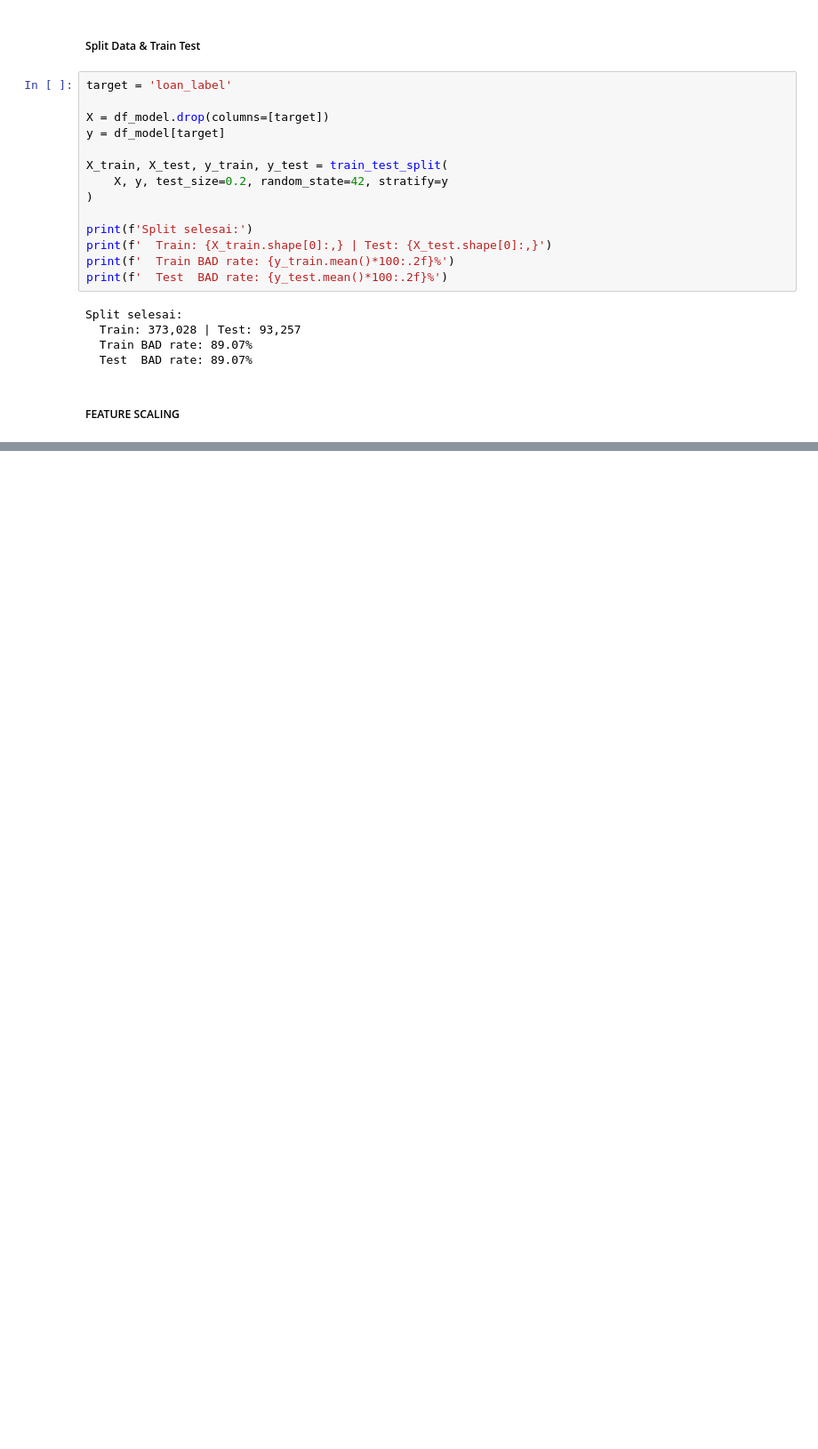
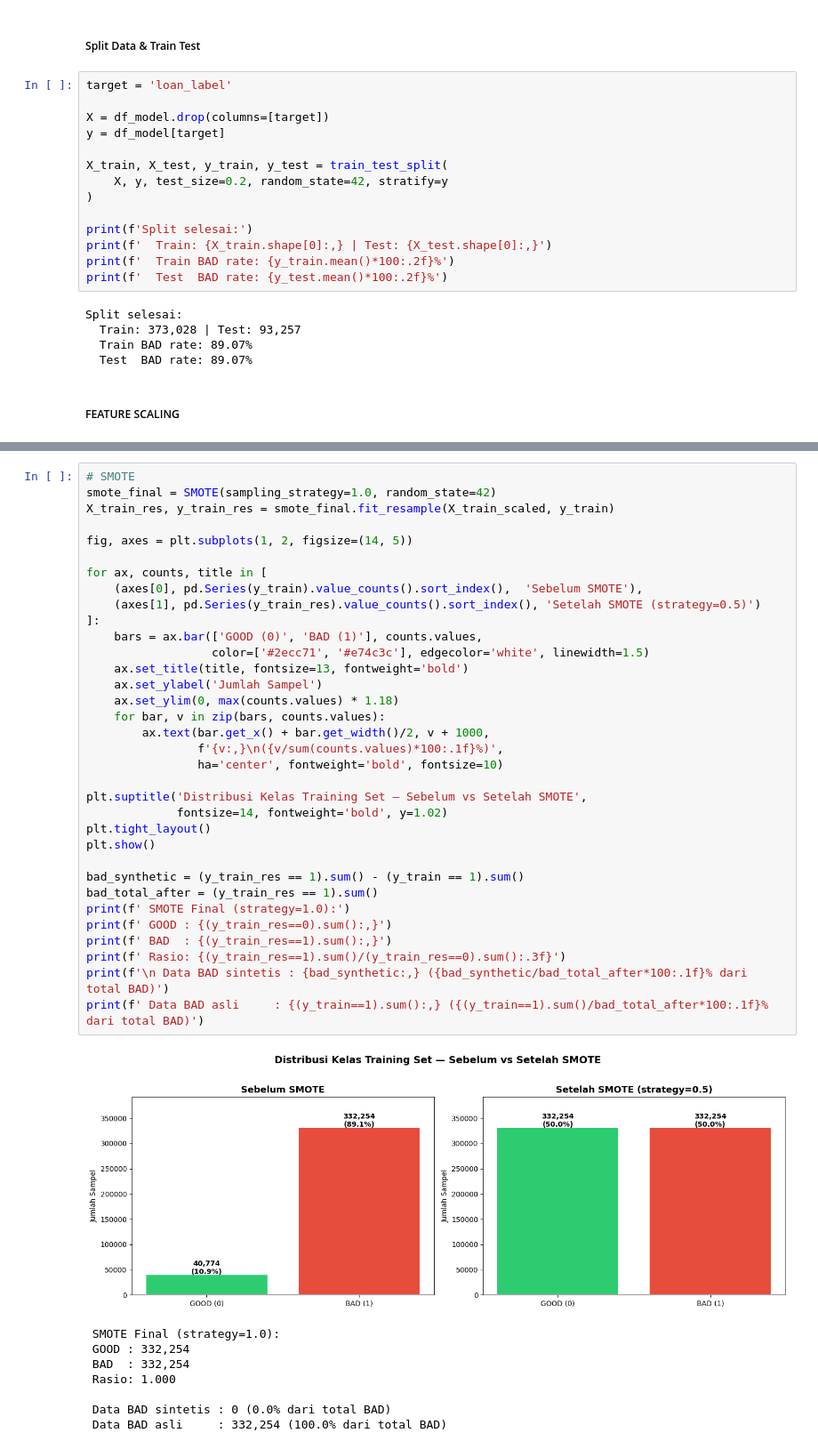
Before and after one commit to rfaoktvian/FinalProjectIDXPartners, a Jupyter notebook: finalcreditrisk.ipynb, the cells around one changed output, grey strips where cells are left out. Shown at 89% size. Saved outputs shown, nothing was run; the diff lists cells and outputs as text; blank space fills up the shorter version.

Commit message:
feat: do smote / oversampling

```diff
--- a/finalcreditrisk.ipynb
+++ b/finalcreditrisk.ipynb
@@ -599,0 +597,43 @@ ValueError: could not convert string to float: 'w'
+# %%
+# SMOTE
+smote_final = SMOTE(sampling_strategy=1.0, random_state=42)
+X_train_res, y_train_res = smote_final.fit_resample(X_train_scaled, y_train)
+
+fig, axes = plt.subplots(1, 2, figsize=(14, 5))
+
+for ax, counts, title in [
+    (axes[0], pd.Series(y_train).value_counts().sort_index(),  'Sebelum SMOTE'),
+    (axes[1], pd.Series(y_train_res).value_counts().sort_index(), 'Setelah SMOTE (strategy=0.5)')
+]:
+    bars = ax.bar(['GOOD (0)', 'BAD (1)'], counts.values,
+                  color=['#2ecc71', '#e74c3c'], edgecolor='white', linewidth=1.5)
+    ax.set_title(title, fontsize=13, fontweight='bold')
+    ax.set_ylabel('Jumlah Sampel')
+    ax.set_ylim(0, max(counts.values) * 1.18)
+    for bar, v in zip(bars, counts.values):
+        ax.text(bar.get_x() + bar.get_width()/2, v + 1000,
+                f'{v:,}\n({v/sum(counts.values)*100:.1f}%)',
+                ha='center', fontweight='bold', fontsize=10)
+
+plt.suptitle('Distribusi Kelas Training Set — Sebelum vs Setelah SMOTE',
+             fontsize=14, fontweight='bold', y=1.02)
+plt.tight_layout()
+plt.show()
+
+bad_synthetic = (y_train_res == 1).sum() - (y_train == 1).sum()
+bad_total_after = (y_train_res == 1).sum()
+print(f' SMOTE Final (strategy=1.0):')
+print(f' GOOD : {(y_train_res==0).sum():,}')
+print(f' BAD  : {(y_train_res==1).sum():,}')
+print(f' Rasio: {(y_train_res==1).sum()/(y_train_res==0).sum():.3f}')
+print(f'\n Data BAD sintetis : {bad_synthetic:,} ({bad_synthetic/bad_total_after*100:.1f}% dari total BAD)')
+print(f' Data BAD asli     : {(y_train==1).sum():,} ({(y_train==1).sum()/bad_total_after*100:.1f}% dari total BAD)')
+# %% [output]
+[figure, added]
+ SMOTE Final (strategy=1.0):
+ GOOD : 332,254
+ BAD  : 332,254
+ Rasio: 1.000
+
+ Data BAD sintetis : 0 (0.0% dari total BAD)
+ Data BAD asli     : 332,254 (100.0% dari total BAD)
```
Also changed, not shown: parts of 14 cells of this notebook.
